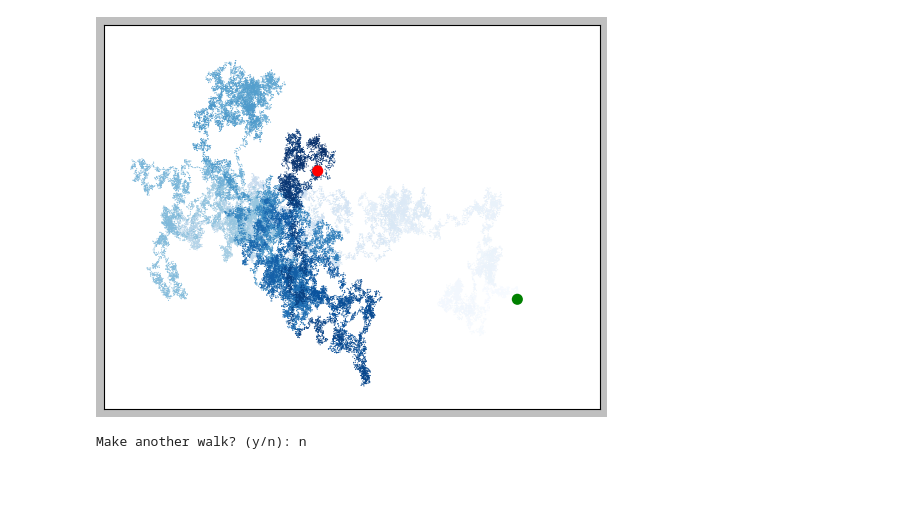
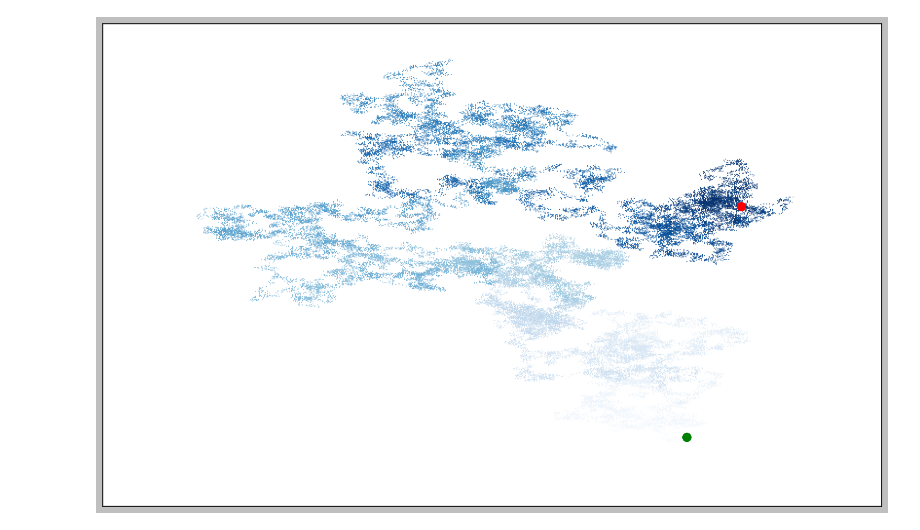
Before and after one commit to henrylin2008/Data-Visualization, a Jupyter notebook: Random_walks/Random_walk.ipynb, the cells around one changed output. Saved outputs shown, nothing was run; the diff lists cells and outputs as text; code cells hidden in the pictures; blank space fills up the shorter version.

Commit message:
alter the size to fit the screen

```diff
--- a/Random_walks/Random_walk.ipynb
+++ b/Random_walks/Random_walk.ipynb
@@ -46,33 +46,32 @@ class RandomWalk:
 # plotting the random walk
 import matplotlib.pyplot as plt
 
 # from random_walk import RandomWalk
 
 # keep making new walks, as long as the program is active.
 while True:
     # Make a random walk.
     rw = RandomWalk(50_000)
     rw.fill_walk()
 
     # Plot the points in the walk.
     plt.style.use('classic')
-    fig, ax = plt.subplots()
+    fig, ax = plt.subplots(figsize=(15, 9), dpi=128)  # figsize sets the size of the figure, dpi sets a plot size
     point_numbers = range(rw.num_points)  # list of numbers = # of points in the walk
     ax.scatter(rw.x_values, rw.y_values, c=point_numbers, cmap=plt.cm.Blues, edgecolors='none', s=1)
 
     # Emphasize the first and last points.
     ax.scatter(0, 0, c='green', edgecolors='none', s=100)   # starting point, greeen, size: 100
     ax.scatter(rw.x_values[-1], rw.y_values[-1], c='red', edgecolors='none', s=100) # end point, red, size: 100
 
     # Remove the axes.
     ax.get_xaxis().set_visible(False)
     ax.get_yaxis().set_visible(False)
 
     plt.show()
 
     keep_running = input("Make another walk? (y/n): ")
     if keep_running == 'n':
         break
 # %% [output]
-[figure, old version]
+[figure, new version]
-Make another walk? (y/n): n
```
